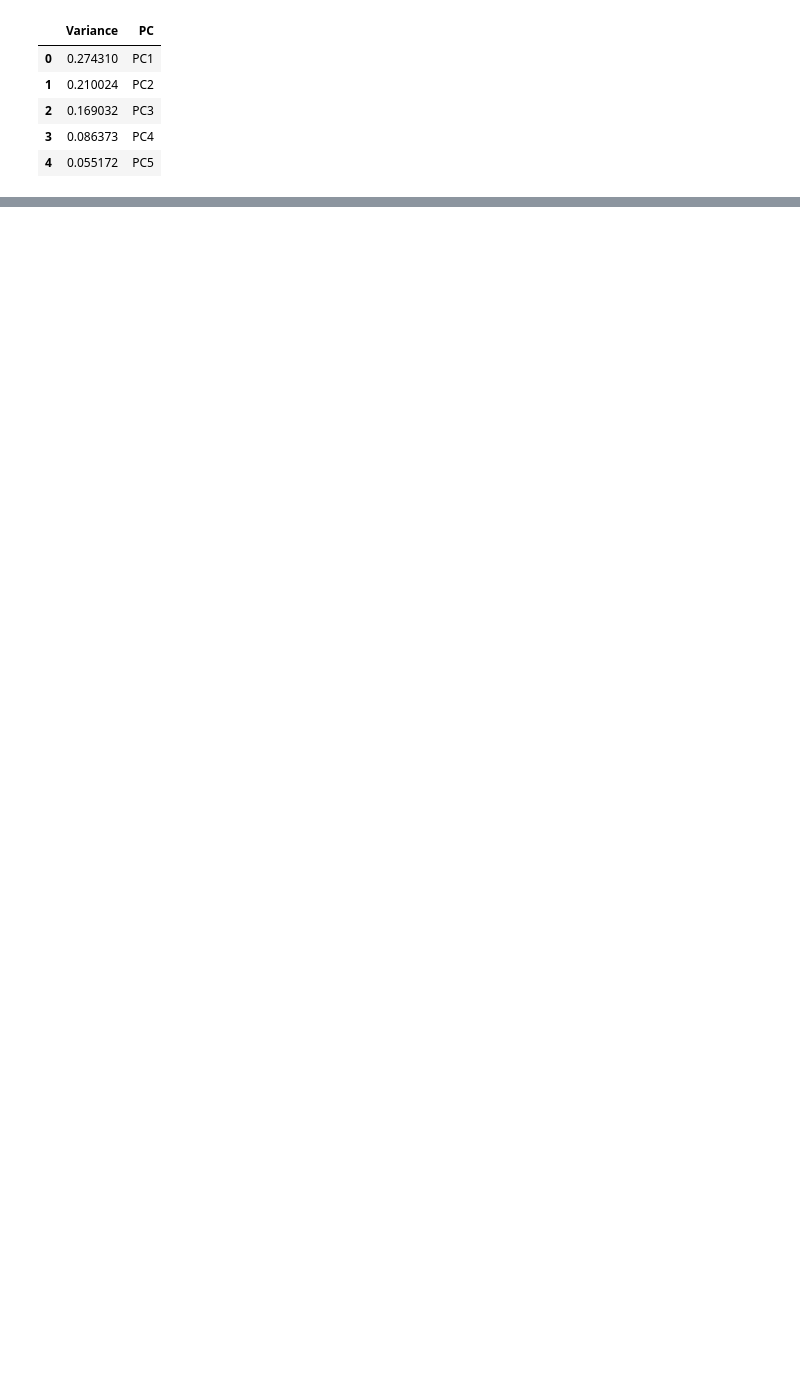
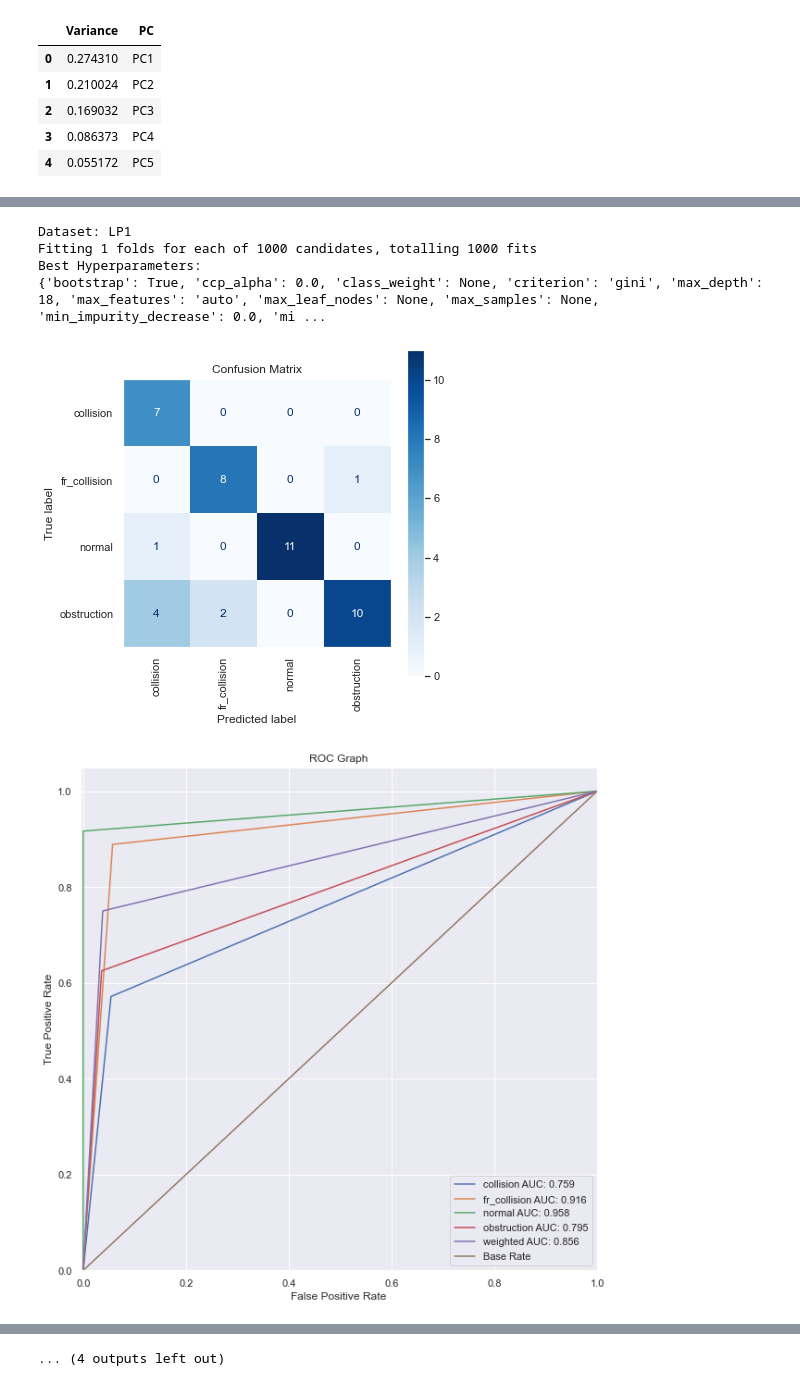
Before and after one commit to Danielwoodh/Robot-Failure-Classification, a Jupyter notebook: robot-failure-classification.ipynb, the cells around one changed output, grey strips where cells are left out. Drawn from its saved outputs; the diff is of its cells as text; code cells hidden in the pictures; blank space fills up the shorter version.

```diff
--- a/robot-failure-classification.ipynb
+++ b/robot-failure-classification.ipynb
@@ -719,15 +705,0 @@ weighted avg       1.00      1.00      1.00        49
-# %%
-for dataset, input_cols, output_cols, name in multi_zipped_dict:
-    print(f'Dataset: {name}')
-    build_model(
-        df=dataset,
-        classifier=RandomForestClassifier(random_state=0),
-        hyperparams=params,
-        cv=1,
-        smote=False,
-        n_iter=5,
-        input_cols=input_cols,
-        output_cols=output_cols,
-        verbose=False
-    )
-    print('=' * 125)
@@ -850,0 +826,23 @@ Comment on results, assume it's a large dataset.
+# %%
+for dataset, input_cols, output_cols, name in multi_zipped_dict:
+    print(f'Dataset: {name}')
+    build_model(
+        df=dataset,
+        classifier=RandomForestClassifier(random_state=0),
+        hyperparams=params,
+        cv=1,
+        smote=True,
+        test_size=0.5,
+        n_iter=1000,
+        input_cols=input_cols,
+        output_cols=output_cols,
+        verbose=True
+    )
+    print('=' * 125)
+# %% [output]
+Dataset: LP1
+Fitting 1 folds for each of 1000 candidates, totalling 1000 fits
+Best Hyperparameters:
+{'bootstrap': True, 'ccp_alpha': 0.0, 'class_weight': None, 'criterion': 'gini', 'max_depth': 18, 'max_features': 'auto', 'max_leaf_nodes': None, 'max_samples': None, 'min_impurity_decrease': 0.0, 'mi ...
+[figure, added]
+[figure, added]
@@ -850,0 +906 @@ Comment on results, assume it's a large dataset.
+... (4 outputs left out)
```
Also changed, not shown: parts of 63 cells of this notebook, 3 other files.
